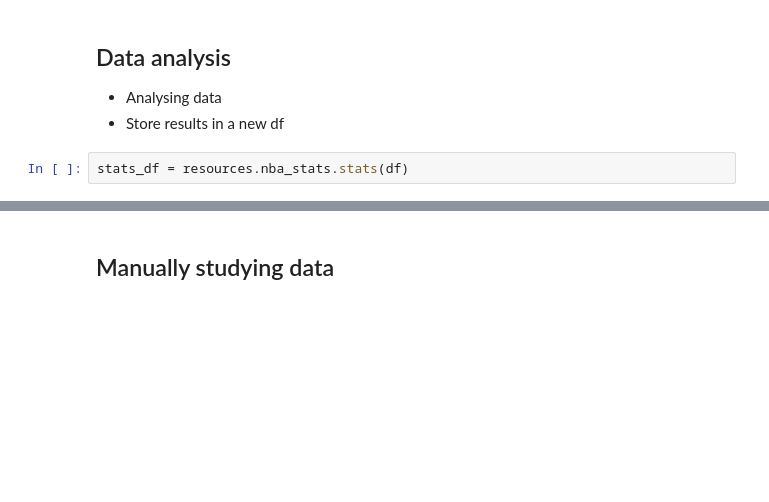
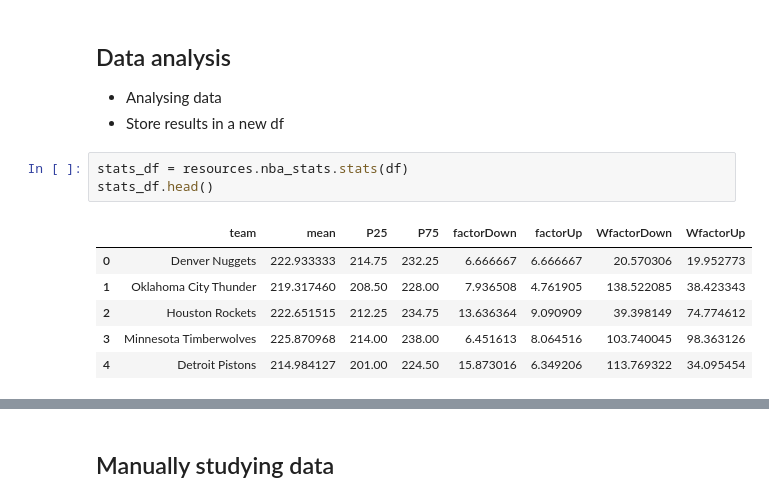
Before and after one commit to darioWorknet/NBA_stats, a Jupyter notebook: request_test.ipynb, the cells around one changed output, grey strips where cells are left out. Drawn from its saved outputs; the diff is of its cells as text; blank space fills up the shorter version.

```diff
--- a/request_test.ipynb
+++ b/request_test.ipynb
@@ -79,3 +70,11 @@ $$ c = 1 + \dfrac{log(M)}{log(2)}$$
 - Store results in a new df
 # %%
 stats_df = resources.nba_stats.stats(df)
+stats_df.head()
+# %% [output]
+|  | team | mean | P25 | P75 | factorDown | factorUp | WfactorDown | WfactorUp |
+| 0 | Denver Nuggets | 222.933333 | 214.75 | 232.25 | 6.666667 | 6.666667 | 20.570306 | 19.952773 |
+| 1 | Oklahoma City Thunder | 219.317460 | 208.50 | 228.00 | 7.936508 | 4.761905 | 138.522085 | 38.423343 |
+| 2 | Houston Rockets | 222.651515 | 212.25 | 234.75 | 13.636364 | 9.090909 | 39.398149 | 74.774612 |
+| 3 | Minnesota Timberwolves | 225.870968 | 214.00 | 238.00 | 6.451613 | 8.064516 | 103.740045 | 98.363126 |
+| 4 | Detroit Pistons | 214.984127 | 201.00 | 224.50 | 15.873016 | 6.349206 | 113.769322 | 34.095454 |
```
Also changed, not shown: parts of 17 cells of this notebook, 12 other files.
